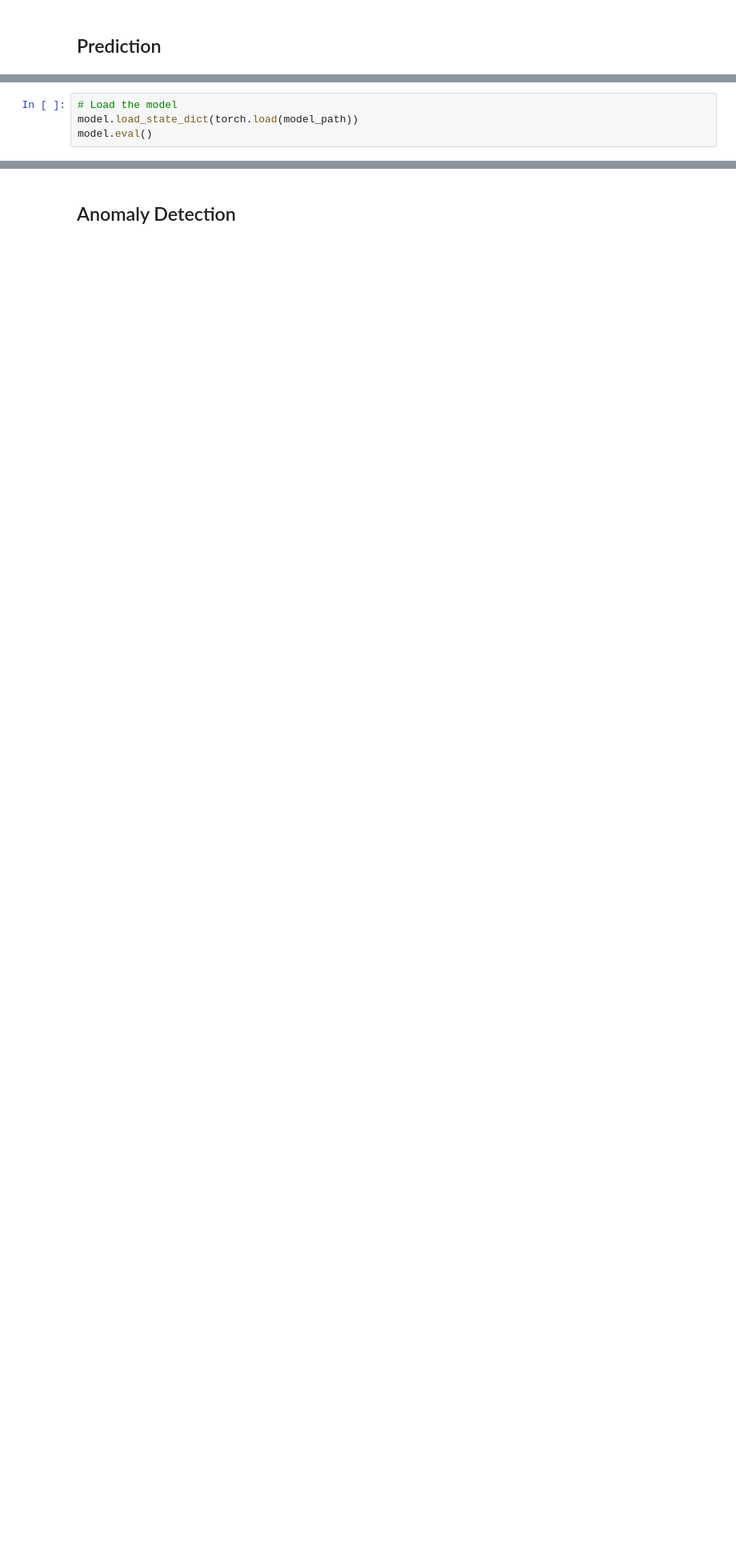
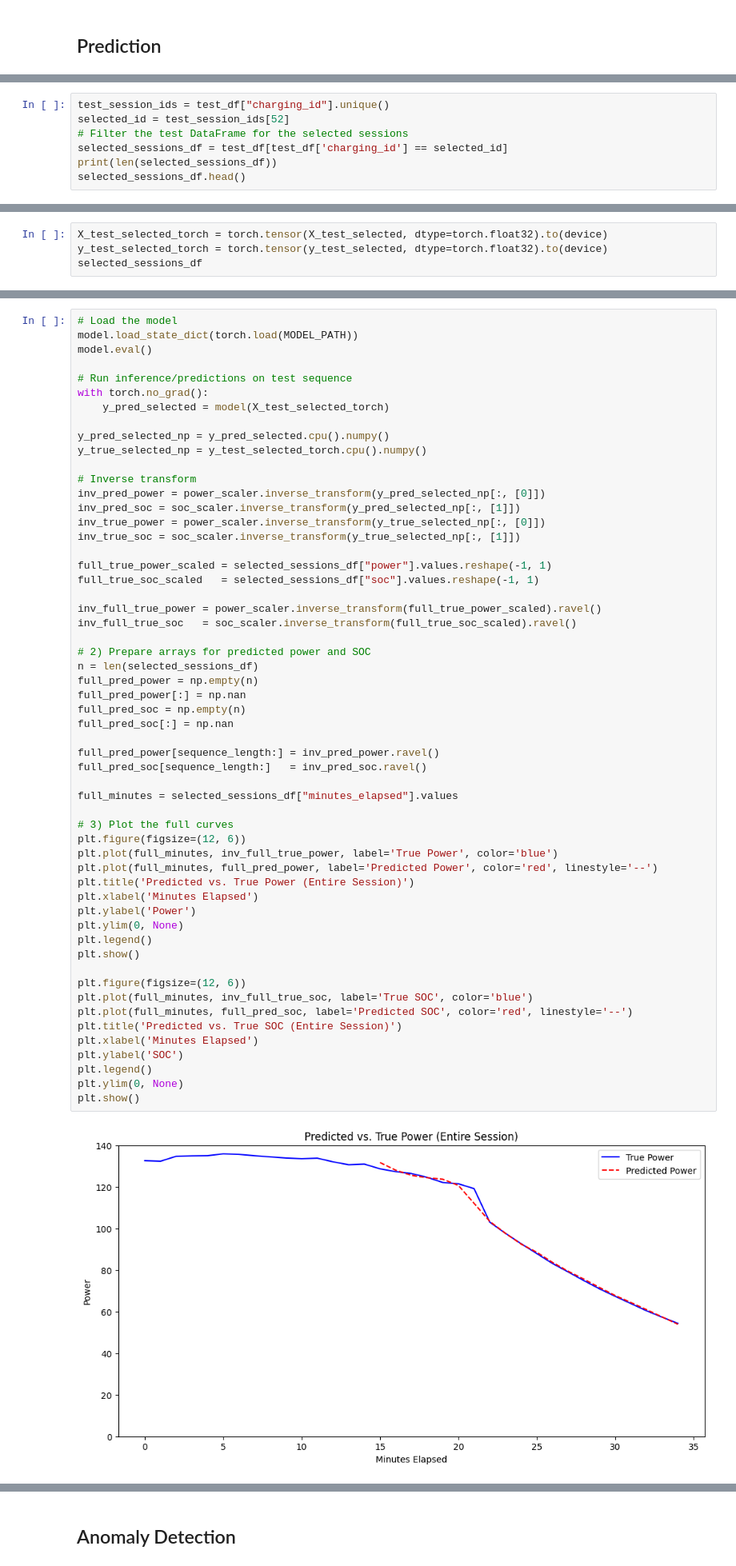
Before and after one commit to SebastianRokholt/Machine-Teaching-for-XAI--TimeSeries-Models, a Jupyter notebook: Notebooks/03__Modelling.ipynb, the cells around one changed output, grey strips where cells are left out. Shown: that part at 80% size. Saved outputs shown, nothing was run; the diff lists cells and outputs as text; blank space fills up the shorter version.

```diff
--- a/Notebooks/03__Modelling.ipynb
+++ b/Notebooks/03__Modelling.ipynb
@@ -350,4 +350,0 @@ print("\n\n", X_train[:5])
-# %%
-# Load the model
-model.load_state_dict(torch.load(model_path))
-model.eval()
@@ -428,0 +351,7 @@ plt.show()
+# %%
+test_session_ids = test_df["charging_id"].unique()
+selected_id = test_session_ids[52]
+# Filter the test DataFrame for the selected sessions
+selected_sessions_df = test_df[test_df['charging_id'] == selected_id]
+print(len(selected_sessions_df))
+selected_sessions_df.head()
@@ -428,0 +397,4 @@ plt.show()
+# %%
+X_test_selected_torch = torch.tensor(X_test_selected, dtype=torch.float32).to(device)
+y_test_selected_torch = torch.tensor(y_test_selected, dtype=torch.float32).to(device)
+selected_sessions_df
@@ -428,0 +419,58 @@ plt.show()
+# %%
+# Load the model
+model.load_state_dict(torch.load(MODEL_PATH))
+model.eval()
+
+# Run inference/predictions on test sequence
+with torch.no_grad():
+    y_pred_selected = model(X_test_selected_torch)
+
+y_pred_selected_np = y_pred_selected.cpu().numpy()
+y_true_selected_np = y_test_selected_torch.cpu().numpy()
+
+# Inverse transform
+inv_pred_power = power_scaler.inverse_transform(y_pred_selected_np[:, [0]])
+inv_pred_soc = soc_scaler.inverse_transform(y_pred_selected_np[:, [1]])
+inv_true_power = power_scaler.inverse_transform(y_true_selected_np[:, [0]])
+inv_true_soc = soc_scaler.inverse_transform(y_true_selected_np[:, [1]])
+
+full_true_power_scaled = selected_sessions_df["power"].values.reshape(-1, 1)
+full_true_soc_scaled   = selected_sessions_df["soc"].values.reshape(-1, 1)
+
+inv_full_true_power = power_scaler.inverse_transform(full_true_power_scaled).ravel()
+inv_full_true_soc   = soc_scaler.inverse_transform(full_true_soc_scaled).ravel()
+
+# 2) Prepare arrays for predicted power and SOC
+n = len(selected_sessions_df)
+full_pred_power = np.empty(n)
+full_pred_power[:] = np.nan
+full_pred_soc = np.empty(n)
+full_pred_soc[:] = np.nan
+
+full_pred_power[sequence_length:] = inv_pred_power.ravel()
+full_pred_soc[sequence_length:]   = inv_pred_soc.ravel()
+
+full_minutes = selected_sessions_df["minutes_elapsed"].values
+
+# 3) Plot the full curves
+plt.figure(figsize=(12, 6))
+plt.plot(full_minutes, inv_full_true_power, label='True Power', color='blue')
+plt.plot(full_minutes, full_pred_power, label='Predicted Power', color='red', linestyle='--')
+plt.title('Predicted vs. True Power (Entire Session)')
+plt.xlabel('Minutes Elapsed')
+plt.ylabel('Power')
+plt.ylim(0, None)
+plt.legend()
+plt.show()
+
+plt.figure(figsize=(12, 6))
+plt.plot(full_minutes, inv_full_true_soc, label='True SOC', color='blue')
+plt.plot(full_minutes, full_pred_soc, label='Predicted SOC', color='red', linestyle='--')
+plt.title('Predicted vs. True SOC (Entire Session)')
+plt.xlabel('Minutes Elapsed')
+plt.ylabel('SOC')
+plt.legend()
+plt.ylim(0, None)
+plt.show()
+# %% [output]
+[figure, added]
```
Also changed, not shown: parts of 29 cells of this notebook, 4 other files.
